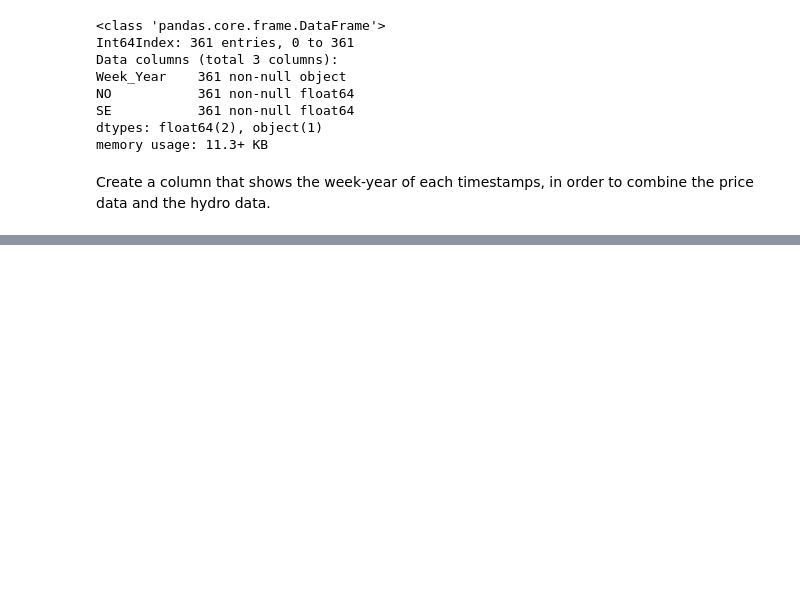
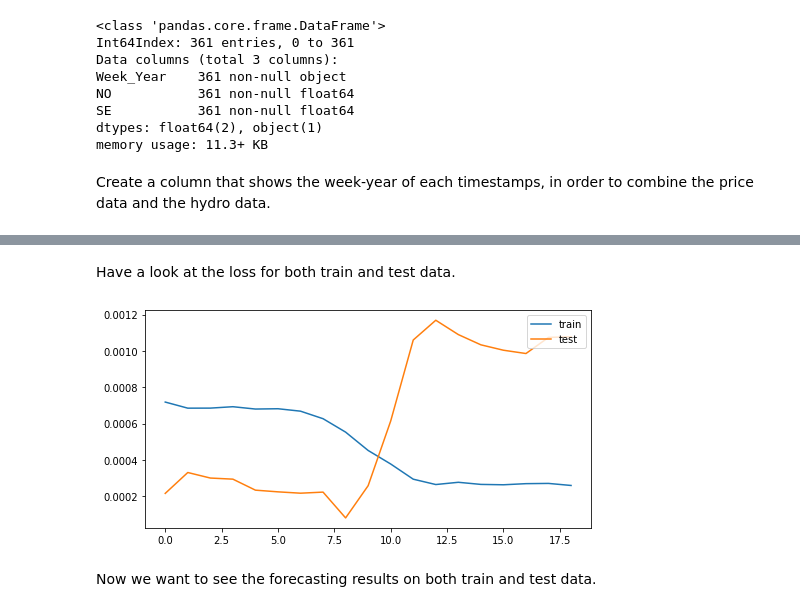
Before and after one commit to MuztaghAta/power_price_forecast, a Jupyter notebook: forecast_power_price_oslo.ipynb, the cells around one changed output, grey strips where cells are left out. Cells and saved outputs as stored; diff of their text form; code cells hidden in the pictures; blank space fills up the shorter version.

```diff
--- a/forecast_power_price_oslo.ipynb
+++ b/forecast_power_price_oslo.ipynb
@@ -554,0 +770,27 @@ more data like weather, other energy source like oil price, etc., health of powe
+# %%
+# use previous 5 values for forecasting
+lookback = 5
+X_train, Y_train = get_XY(train, lookback)
+X_test, Y_test = get_XY(test, lookback)
+# %%
+# reshape the data to (sample, lookback, features)
+X_train = np.reshape(X_train, (X_train.shape[0], lookback, nfeatures))
+X_test = np.reshape(X_test, (X_test.shape[0], lookback, nfeatures))
+# %%
+# create a simple LSTM model
+LSTM_model = Sequential()
+LSTM_model.add(
+    LSTM(50, input_shape=(X_train.shape[1], X_train.shape[2]), dropout=0.2))
+LSTM_model.add(Dense(1))
+LSTM_model.compile(loss="mean_squared_error", optimizer="adam")
+# %%
+# fit the LSTM model
+LSTM_history = LSTM_model.fit(
+    X_train,
+    Y_train,
+    epochs=20,
+    batch_size=50,
+    validation_data=(X_test, Y_test),
+    callbacks=[EarlyStopping(monitor='val_loss', patience=10)],
+    verbose=1,
+    shuffle=False)
@@ -554,0 +815,12 @@ more data like weather, other energy source like oil price, etc., health of powe
+# %% [markdown]
+Have a look at the loss for both train and test data.
+# %%
+plt.figure(figsize=(8, 4))
+plt.plot(LSTM_history.history['loss'], label='train')
+plt.plot(LSTM_history.history['val_loss'], label='test')
+plt.legend(loc='upper right')
+plt.show()
+# %% [output]
+[figure, added]
+# %% [markdown]
+Now we want to see the forecasting results on both train and test data.
```
Also changed, not shown: parts of 83 cells of this notebook.
